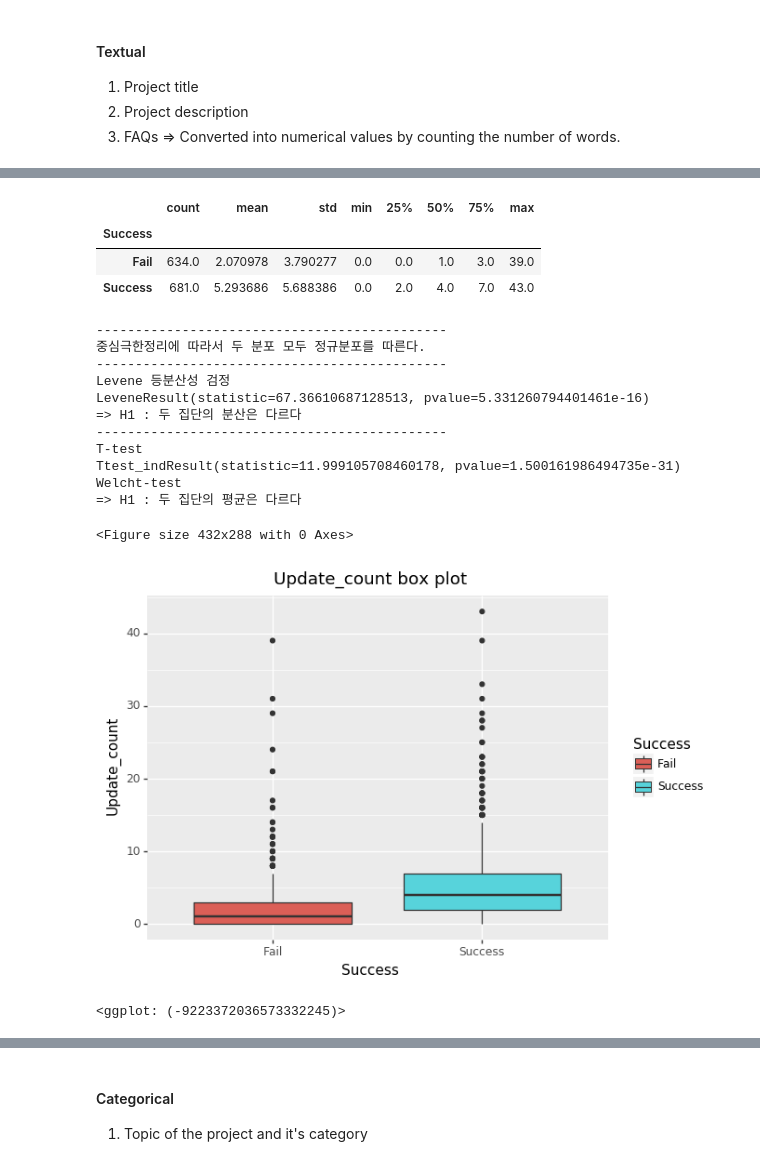
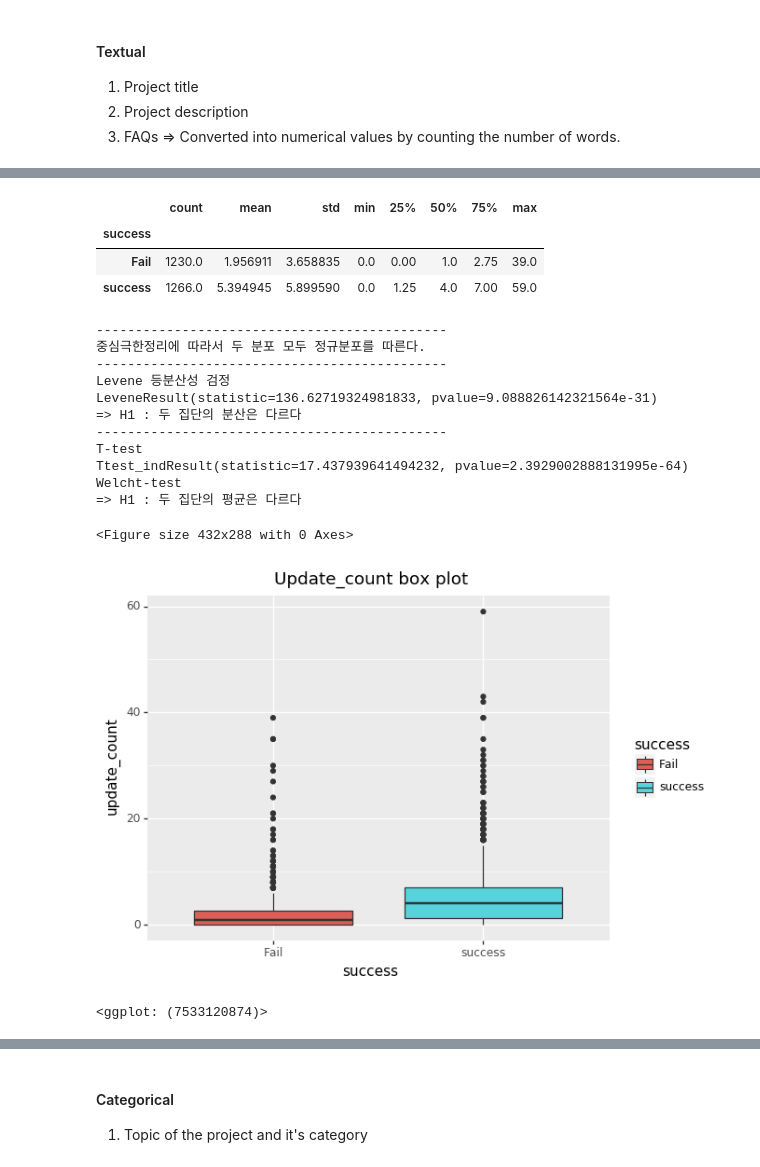
Before and after one commit to GreenD93/Kickstarter_Research, a Jupyter notebook: 4-1. Data_explore (Multiple variable).ipynb, the cells around one changed output, grey strips where cells are left out. Drawn from its saved outputs; the diff is of its cells as text; code cells hidden in the pictures.

```diff
--- a/4-1. Data_explore (Multiple variable).ipynb
+++ b/4-1. Data_explore (Multiple variable).ipynb
@@ -9,7 +9,7 @@ from datetime import datetime
 from Utilities import T_test
 plt.rcParams['figure.figsize'] = [20, 8]
 # %%
-df = pd.read_csv('./Data/analysis_data.csv',encoding='utf-16')
+df = pd.read_csv('./0803Data/analysis_data.csv',encoding='utf-16')
 # %% [markdown]
 ### 선행 연구에서 유의미하게 나타났던 Feature
 #### Numerical
@@ -62,4 +62,4 @@ Number of filtered value : 1180, Removed number of value : 135
 5 rows × 35 columns
 # %%
-df['Success'] = df['Success'].apply(lambda x : 'Success' if x == 1 else 'Fail')
+df['success'] = df['success'].apply(lambda x : 'success' if x == 1 else 'Fail')
 # %%
@@ -285,34 +285,34 @@ ggplot(df, aes(x='super_category', y='Content_text_length')) \
 # %%
-df.groupby(['Success'])['Update_count'].describe()
+df.groupby(['success'])['update_count'].describe()
 # %% [output]
 |  | count | mean | std | min | 25% | 50% | 75% | max |
-| Success |  |  |  |  |  |  |  |  |
-| Fail | 634.0 | 2.070978 | 3.790277 | 0.0 | 0.0 | 1.0 | 3.0 | 39.0 |
-| Success | 681.0 | 5.293686 | 5.688386 | 0.0 | 2.0 | 4.0 | 7.0 | 43.0 |
+| success |  |  |  |  |  |  |  |  |
+| Fail | 1230.0 | 1.956911 | 3.658835 | 0.0 | 0.00 | 1.0 | 2.75 | 39.0 |
+| success | 1266.0 | 5.394945 | 5.899590 | 0.0 | 1.25 | 4.0 | 7.00 | 59.0 |
 # %%
-T_test.T_test(df,'Success','Update_count')
+T_test.T_test(df,'success','update_count')
 # %% [output]
 ---------------------------------------------
 중심극한정리에 따라서 두 분포 모두 정규분포를 따른다.
 ---------------------------------------------
 Levene 등분산성 검정
-LeveneResult(statistic=67.36610687128513, pvalue=5.331260794401461e-16)
+LeveneResult(statistic=136.62719324981833, pvalue=9.088826142321564e-31)
 => H1 : 두 집단의 분산은 다르다
 ---------------------------------------------
 T-test
-Ttest_indResult(statistic=11.999105708460178, pvalue=1.500161986494735e-31)
+Ttest_indResult(statistic=17.437939641494232, pvalue=2.3929002888131995e-64)
 Welcht-test
 => H1 : 두 집단의 평균은 다르다
 # %%
 fig = plt.figure()
 # graph 객체 생성
-ggplot(df, aes(x='Success', y='Update_count')) \
-    + geom_boxplot(aes(fill='Success')) \
+ggplot(df, aes(x='success', y='update_count')) \
+    + geom_boxplot(aes(fill='success')) \
     + ggtitle('Update_count box plot')
 # %% [output]
 <Figure size 432x288 with 0 Axes>
-[figure, old version]
+[figure, new version]
-<ggplot: (-9223372036573332245)>
+<ggplot: (7533120874)>
 # %%
 fig = plt.figure()
 # graph 객체 생성
```
Also changed, not shown: parts of 37 cells of this notebook, 32 other files.
